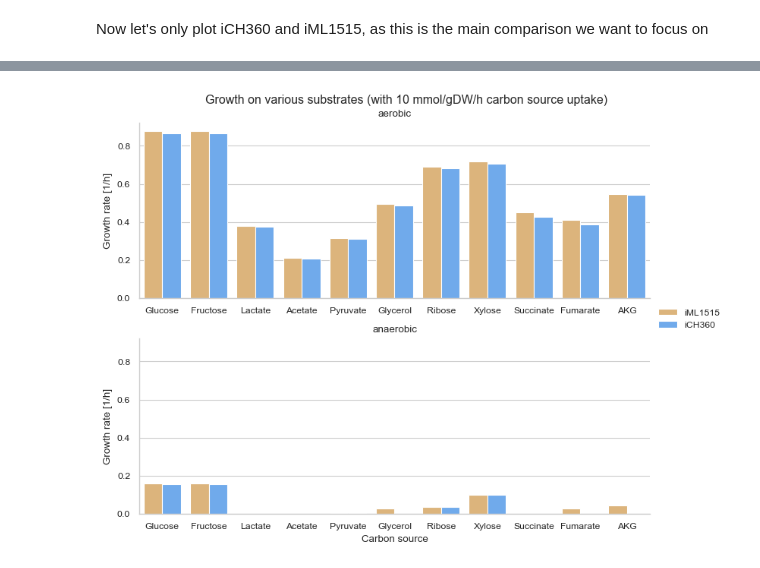
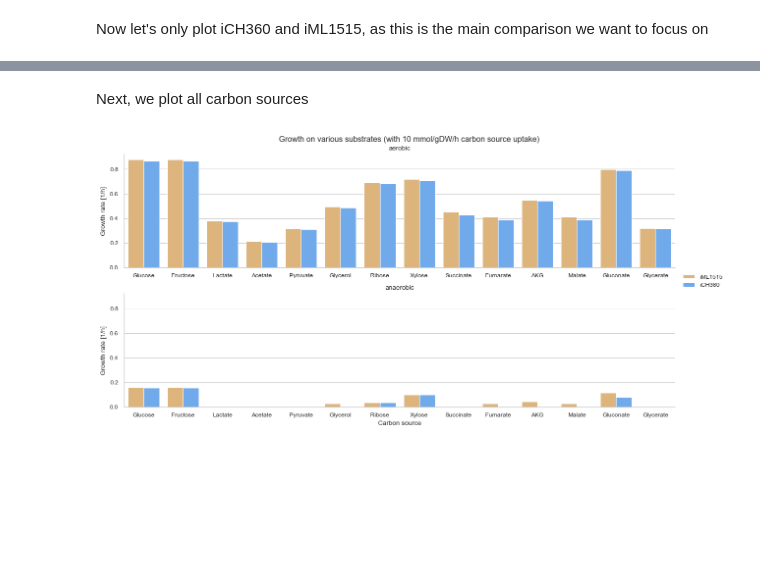
Before and after one commit to marco-corrao/iCH360_paper, a Jupyter notebook: Manuscript_Figures/notebooks/model_statistics_and_comparison.ipynb, the cells around one changed output, grey strips where cells are left out. Cells and saved outputs as stored; diff of their text form; code cells hidden in the pictures; blank space fills up the shorter version.

```diff
--- a/Manuscript_Figures/notebooks/model_statistics_and_comparison.ipynb
+++ b/Manuscript_Figures/notebooks/model_statistics_and_comparison.ipynb
@@ -95,8 +98,8 @@ for extention in ['png','pdf','svg']:
 # %%
 %%capture
 #Define carbon sources
-carbon_sources=['glc__D','fru','lac__D','ac','pyr' ,'glyc','rib__D','xyl__D','succ','fum','akg']
-carbon_sources_names=['Glucose','Fructose','Lactate','Acetate','Pyruvate','Glycerol','Ribose','Xylose','Succinate','Fumarate','AKG']
+carbon_sources=['glc__D','fru','lac__D','ac','pyr' ,'glyc','rib__D','xyl__D','succ','fum','akg','mal__L','glcn','glyc__R']
+carbon_sources_names=['Glucose','Fructose','Lactate','Acetate','Pyruvate','Glycerol','Ribose','Xylose','Succinate','Fumarate','AKG','Malate','Gluconate','Glycerate']
 carbon_soucre_id_name_map={cs:cs_name for cs,cs_name in zip(carbon_sources,carbon_sources_names)}
 exchange_fluxes=['EX_'+c_source+'_e' for c_source in carbon_sources]
 conditions=['aerobic','anaerobic']
@@ -131,13 +134,14 @@ results_df=pd.concat([pd.DataFrame.from_dict(r) for r in results])
 '''
 Plot results in seaborne, faceting by condition
 '''
+
 plot=sns.FacetGrid(data=results_df,
                    row='condition',
                    sharey=True,
                    sharex=False,
                    col_order=['aerobic','anaerobic'],
                    height=3,
-                   aspect=2.5,
+                   aspect=4,
                    legend_out=True
                    )
 
@@ -159,0 +166,25 @@ Now let's only plot iCH360 and iML1515, as this is the main comparison we want t
+# %%
+carbon_sources_to_plot=['Glucose','Fructose','Lactate','Acetate','Pyruvate','Glycerol','Ribose','Xylose','Succinate','Fumarate','AKG']
+plot=sns.FacetGrid(data=results_df.query("model in ['iML1515','iCH360']").query("carbon_source in @carbon_sources_to_plot"),
+                   row='condition',
+                   sharey=True,
+                   sharex=False,
+                   col_order=['aerobic','anaerobic'],
+                   height=3,
+                   aspect=2.5,
+                   legend_out=True
+                   )
+
+plot.map_dataframe(sns.barplot,x='carbon_source',
+                   y='biomass_flux',
+                   hue='model',
+                   hue_order=['iML1515','iCH360'],
+                   palette=[iml1515_color,iCH360_color])
+plot.add_legend()
+plot.set_titles('{row_name}')
+plot.set_axis_labels('Carbon source','Growth rate [1/h]')
+plot.fig.suptitle('Growth on various substrates (with 10 mmol/gDW/h carbon source uptake)',y=1.01)
+plt.show()
+
+for extention in ['png','pdf','svg']:
+    plot.savefig(f'../figures/carbon_source_growth_comparison_iCH360_iML1515.{extention}',dpi=300,bbox_inches='tight')
@@ -160,26 +193,28 @@ Now let's only plot iCH360 and iML1515, as this is the main comparison we want t
+# %% [markdown]
+Next, we plot all carbon sources
 # %%
 plot=sns.FacetGrid(data=results_df.query("model in ['iML1515','iCH360']"),
                    row='condition',
                    sharey=True,
                    sharex=False,
                    col_order=['aerobic','anaerobic'],
                    height=3,
-                   aspect=2.5,
+                   aspect=4,
                    legend_out=True
                    )
 
 plot.map_dataframe(sns.barplot,x='carbon_source',
                    y='biomass_flux',
                    hue='model',
                    hue_order=['iML1515','iCH360'],
                    palette=[iml1515_color,iCH360_color])
 plot.add_legend()
 plot.set_titles('{row_name}')
 plot.set_axis_labels('Carbon source','Growth rate [1/h]')
 plot.fig.suptitle('Growth on various substrates (with 10 mmol/gDW/h carbon source uptake)',y=1.01)
 plt.show()
 
 for extention in ['png','pdf','svg']:
-    plot.savefig(f'../figures/carbon_source_growth_comparison_iCH360_iML1515.{extention}',dpi=300,bbox_inches='tight')
+    plot.savefig(f'../figures/all_carbon_source_growth_comparison_iCH360_iML1515.{extention}',dpi=300,bbox_inches='tight')
 # %% [output]
-[figure, old version]
+[figure, new version]
```
Also changed, not shown: parts of 10 cells of this notebook.
